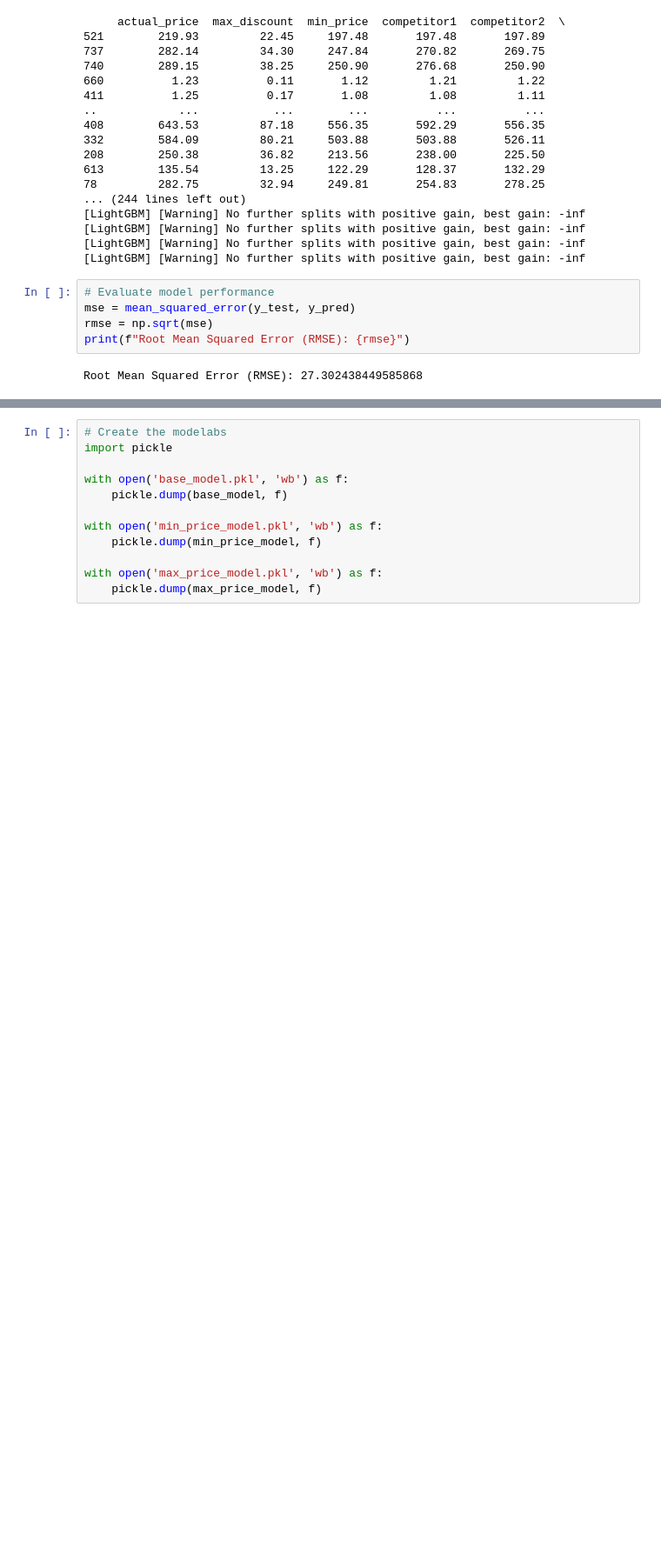
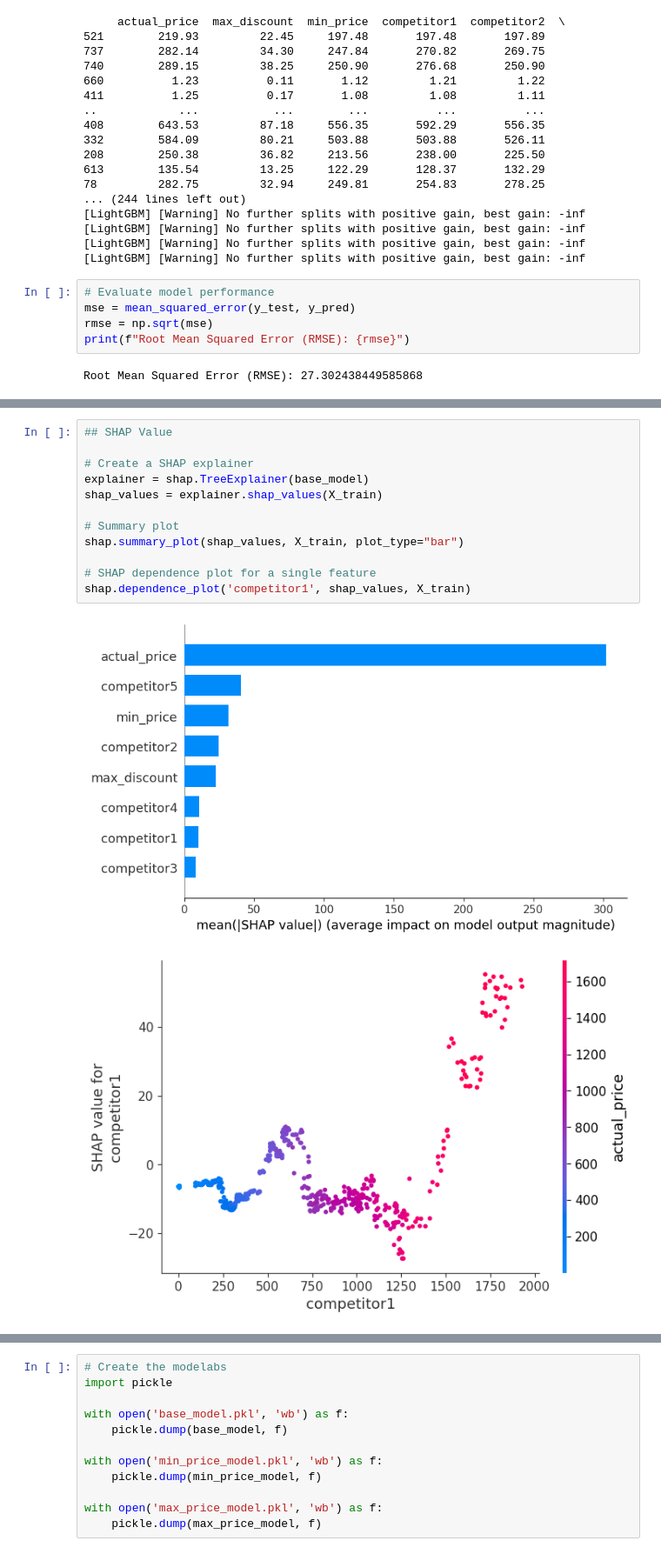
Before and after one commit to rajarshp/ai_ml, a Jupyter notebook: price_promotion/Price_Prediction_Model.ipynb, the cells around one changed output, grey strips where cells are left out. Shown at 87% size. Saved outputs shown, nothing was run; the diff lists cells and outputs as text; blank space fills up the shorter version.

```diff
--- a/price_promotion/Price_Prediction_Model.ipynb
+++ b/price_promotion/Price_Prediction_Model.ipynb
@@ -157,0 +218,15 @@ Root Mean Squared Error (RMSE): 27.302438449585868
+# %%
+## SHAP Value
+
+# Create a SHAP explainer
+explainer = shap.TreeExplainer(base_model)
+shap_values = explainer.shap_values(X_train)
+
+# Summary plot
+shap.summary_plot(shap_values, X_train, plot_type="bar")
+
+# SHAP dependence plot for a single feature
+shap.dependence_plot('competitor1', shap_values, X_train)
+# %% [output]
+[figure, added]
+[figure, added]
```
Also changed, not shown: parts of 6 cells of this notebook, 2 other files.
